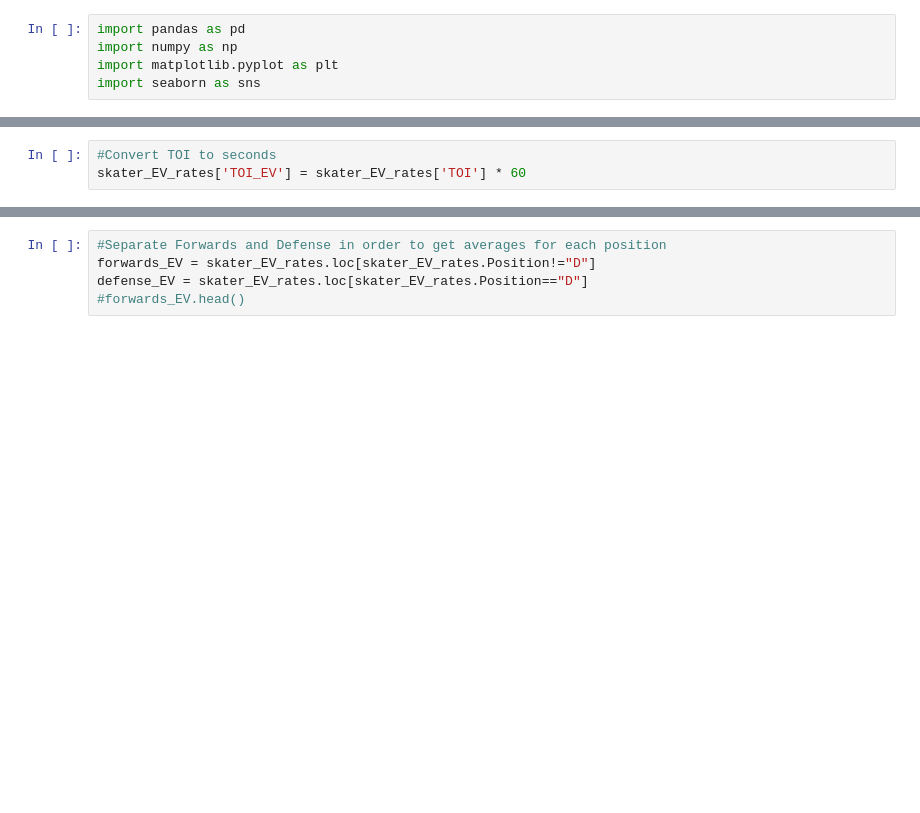
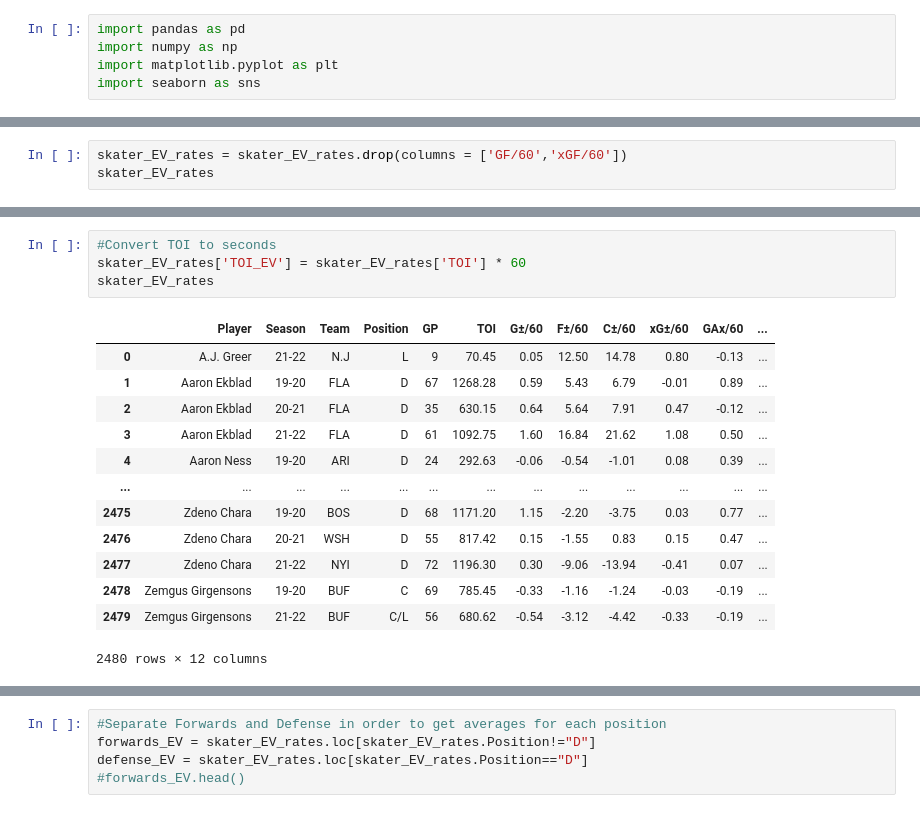
Before and after one commit to mikeytw11/Hockey-Model, a Jupyter notebook: Pre_Season_Model.ipynb, the cells around one changed output, grey strips where cells are left out. Cells and saved outputs as stored; diff of their text form; blank space fills up the shorter version.

```diff
--- a/Pre_Season_Model.ipynb
+++ b/Pre_Season_Model.ipynb
@@ -13,0 +61,3 @@ skater_EV_rates = skater_EV_rates_raw.loc[:,['Player','Season','Team','Position'
+# %%
+skater_EV_rates = skater_EV_rates.drop(columns = ['GF/60','xGF/60'])
+skater_EV_rates
@@ -14,3 +78,18 @@ skater_EV_rates = skater_EV_rates_raw.loc[:,['Player','Season','Team','Position'
 # %%
 #Convert TOI to seconds
 skater_EV_rates['TOI_EV'] = skater_EV_rates['TOI'] * 60
+skater_EV_rates
+# %% [output]
+|  | Player | Season | Team | Position | GP | TOI | G±/60 | F±/60 | C±/60 | xG±/60 | GAx/60 | ... |
+| 0 | A.J. Greer | 21-22 | N.J | L | 9 | 70.45 | 0.05 | 12.50 | 14.78 | 0.80 | -0.13 | ... |
+| 1 | Aaron Ekblad | 19-20 | FLA | D | 67 | 1268.28 | 0.59 | 5.43 | 6.79 | -0.01 | 0.89 | ... |
+| 2 | Aaron Ekblad | 20-21 | FLA | D | 35 | 630.15 | 0.64 | 5.64 | 7.91 | 0.47 | -0.12 | ... |
+| 3 | Aaron Ekblad | 21-22 | FLA | D | 61 | 1092.75 | 1.60 | 16.84 | 21.62 | 1.08 | 0.50 | ... |
+| 4 | Aaron Ness | 19-20 | ARI | D | 24 | 292.63 | -0.06 | -0.54 | -1.01 | 0.08 | 0.39 | ... |
+| ... | ... | ... | ... | ... | ... | ... | ... | ... | ... | ... | ... | ... |
+| 2475 | Zdeno Chara | 19-20 | BOS | D | 68 | 1171.20 | 1.15 | -2.20 | -3.75 | 0.03 | 0.77 | ... |
+| 2476 | Zdeno Chara | 20-21 | WSH | D | 55 | 817.42 | 0.15 | -1.55 | 0.83 | 0.15 | 0.47 | ... |
+| 2477 | Zdeno Chara | 21-22 | NYI | D | 72 | 1196.30 | 0.30 | -9.06 | -13.94 | -0.41 | 0.07 | ... |
+| 2478 | Zemgus Girgensons | 19-20 | BUF | C | 69 | 785.45 | -0.33 | -1.16 | -1.24 | -0.03 | -0.19 | ... |
+| 2479 | Zemgus Girgensons | 21-22 | BUF | C/L | 56 | 680.62 | -0.54 | -3.12 | -4.42 | -0.33 | -0.19 | ... |
+2480 rows × 12 columns
```
Also changed, not shown: parts of 7 cells of this notebook.
